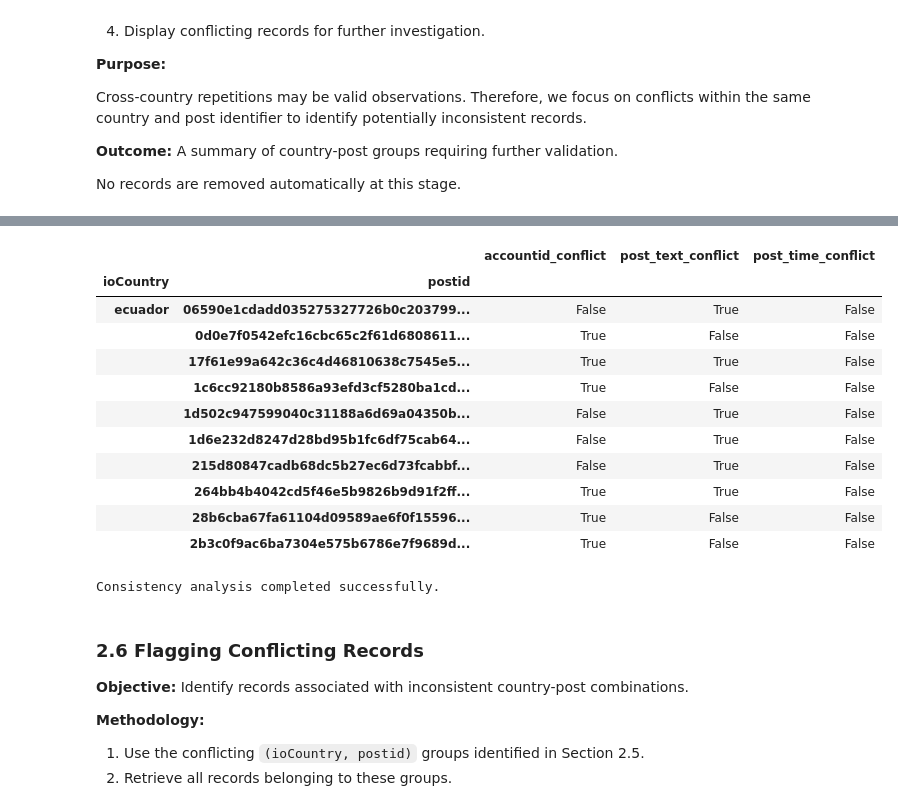
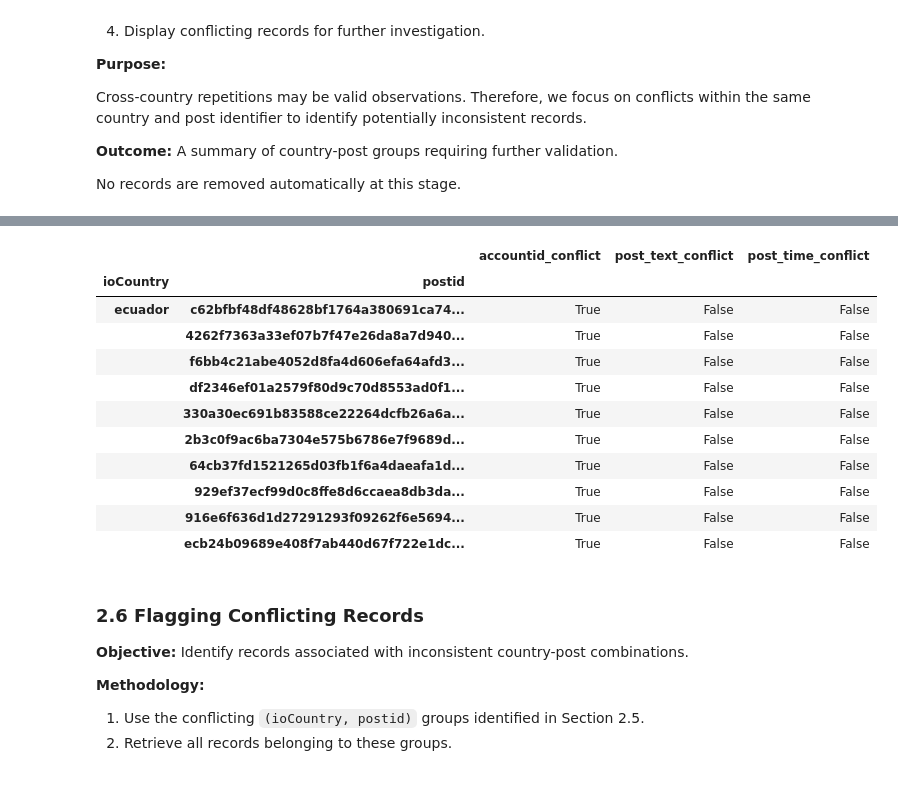
Before and after one commit to OsamaAawad/Data-Mining-Project-, a Jupyter notebook: notebooks/02-dataQualityAssessment.ipynb, the cells around one changed output, grey strips where cells are left out. Saved outputs shown, nothing was run; the diff lists cells and outputs as text; code cells hidden in the pictures.

```diff
--- a/notebooks/02-dataQualityAssessment.ipynb
+++ b/notebooks/02-dataQualityAssessment.ipynb
@@ -314,52 +327,53 @@ Cross-country repetitions may be valid observations. Therefore, we focus on conf
 
 No records are removed automatically at this stage.
 # %%
-
 # 2.5 Country-Level Post Consistency
 
 print("=== COUNTRY-LEVEL POST CONSISTENCY ===")
 
-# Group records by country and post ID
-grouped = df_clean.groupby(
-    ["ioCountry", "postid"],
-    dropna=False
+group_cols = ["ioCountry", "postid"]
+
+# Identify records belonging to repeated country-post groups
+repeated_mask = df_clean.duplicated(
+    subset=group_cols,
+    keep=False
 )
 
-# Check account ID consistency
-account_conflicts = grouped["accountid"].nunique(
-    dropna=False
+# Keep only the required columns from repeated records
+duplicate_country_rows = df_clean.loc[
+    repeated_mask,
+    group_cols + ["accountid", "post_text", "post_time"]
+].copy()
+
+del repeated_mask
+
+# Group only repeated records, not the complete dataset
+grouped = duplicate_country_rows.groupby(
+    group_cols,
+    dropna=False,
+    sort=False
 )
 
-# Check post text consistency
-text_conflicts = grouped["post_text"].nunique(
-    dropna=False
-)
+account_conflicts = grouped["accountid"].nunique(dropna=False)
+text_conflicts = grouped["post_text"].nunique(dropna=False)
+time_conflicts = grouped["post_time"].nunique(dropna=False)
 
-# Check post time consistency
-time_conflicts = grouped["post_time"].nunique(
-    dropna=False
-)
-
-# Identify conflicting groups
 conflict_summary = pd.DataFrame({
     "accountid_conflict": account_conflicts > 1,
     "post_text_conflict": text_conflicts > 1,
     "post_time_conflict": time_conflicts > 1
 })
 
-# Keep groups with at least one conflict
-conflicting_groups = conflict_summary[
+conflicting_groups = conflict_summary.loc[
     conflict_summary.any(axis=1)
 ]
 
-print(f"Groups with account ID conflicts: {(account_conflicts > 1).sum():,}")
-print(f"Groups with post text conflicts: {(text_conflicts > 1).sum():,}")
-print(f"Groups with timestamp conflicts: {(time_conflicts > 1).sum():,}")
-print(f"Total groups with at least one conflict: {len(conflicting_groups):,}")
+print("Repeated records:", len(duplicate_country_rows))
+print("Account ID conflicts:", (account_conflicts > 1).sum())
+print("Text conflicts:", (text_conflicts > 1).sum())
+print("Timestamp conflicts:", (time_conflicts > 1).sum())
+print("Total conflicting groups:", len(conflicting_groups))
 
-# Display examples
 display(conflicting_groups.head(10))
-
-print("Consistency analysis completed successfully.")
 # %% [output]
 === COUNTRY-LEVEL POST CONSISTENCY ===
@@ -370,16 +385,15 @@ Total groups with at least one conflict: 296
 |  |  | accountid_conflict | post_text_conflict | post_time_conflict |
 | ioCountry | postid |  |  |  |
-| ecuador | 06590e1cdadd035275327726b0c203799... | False | True | False |
-|  | 0d0e7f0542efc16cbc65c2f61d6808611... | True | False | False |
-|  | 17f61e99a642c36c4d46810638c7545e5... | True | True | False |
-|  | 1c6cc92180b8586a93efd3cf5280ba1cd... | True | False | False |
-|  | 1d502c947599040c31188a6d69a04350b... | False | True | False |
-|  | 1d6e232d8247d28bd95b1fc6df75cab64... | False | True | False |
-|  | 215d80847cadb68dc5b27ec6d73fcabbf... | False | True | False |
-|  | 264bb4b4042cd5f46e5b9826b9d91f2ff... | True | True | False |
-|  | 28b6cba67fa61104d09589ae6f0f15596... | True | False | False |
+| ecuador | c62bfbf48df48628bf1764a380691ca74... | True | False | False |
+|  | 4262f7363a33ef07b7f47e26da8a7d940... | True | False | False |
+|  | f6bb4c21abe4052d8fa4d606efa64afd3... | True | False | False |
+|  | df2346ef01a2579f80d9c70d8553ad0f1... | True | False | False |
+|  | 330a30ec691b83588ce22264dcfb26a6a... | True | False | False |
 |  | 2b3c0f9ac6ba7304e575b6786e7f9689d... | True | False | False |
+|  | 64cb37fd1521265d03fb1f6a4daeafa1d... | True | False | False |
+|  | 929ef37ecf99d0c8ffe8d6ccaea8db3da... | True | False | False |
+|  | 916e6f636d1d27291293f09262f6e5694... | True | False | False |
+|  | ecb24b09689e408f7ab440d67f722e1dc... | True | False | False |
-Consistency analysis completed successfully.
 # %% [markdown]
 
 ### 2.6 Flagging Conflicting Records
```
Also changed, not shown: parts of 36 cells of this notebook, 1 other file.
